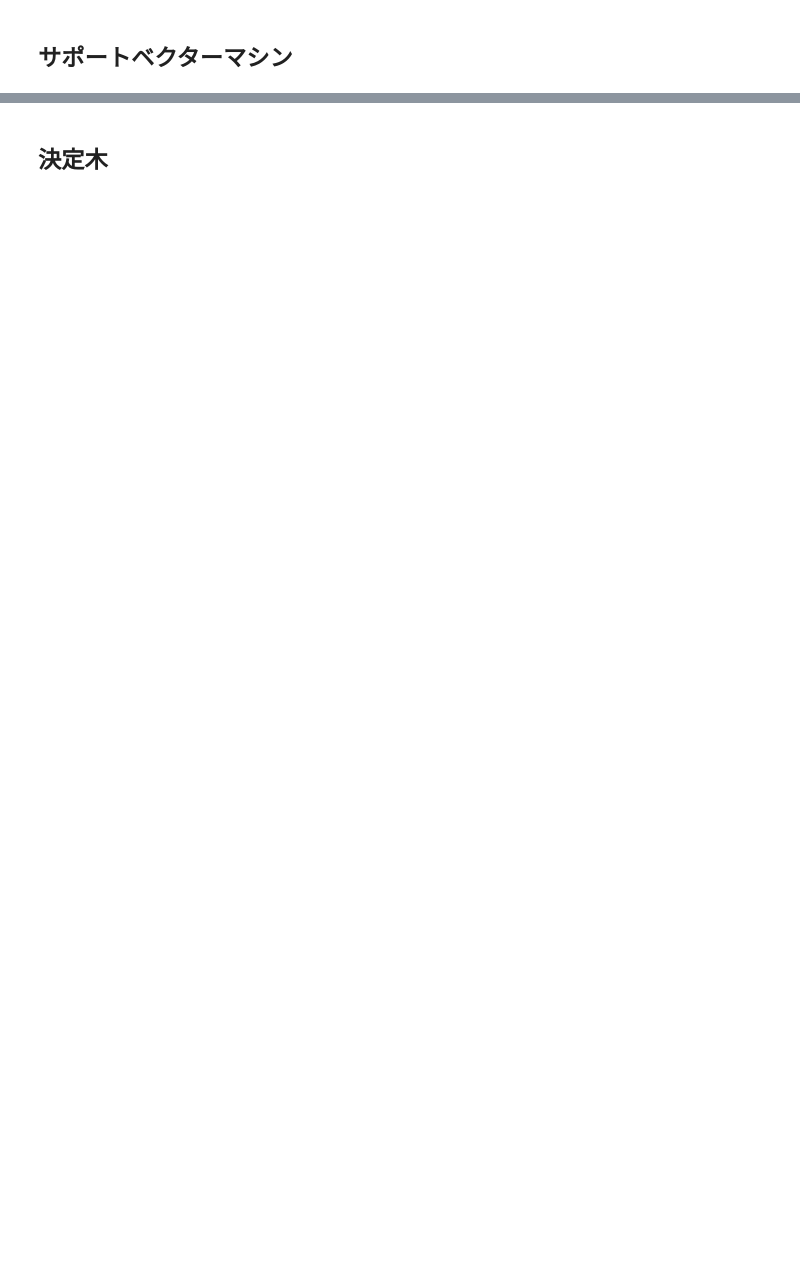
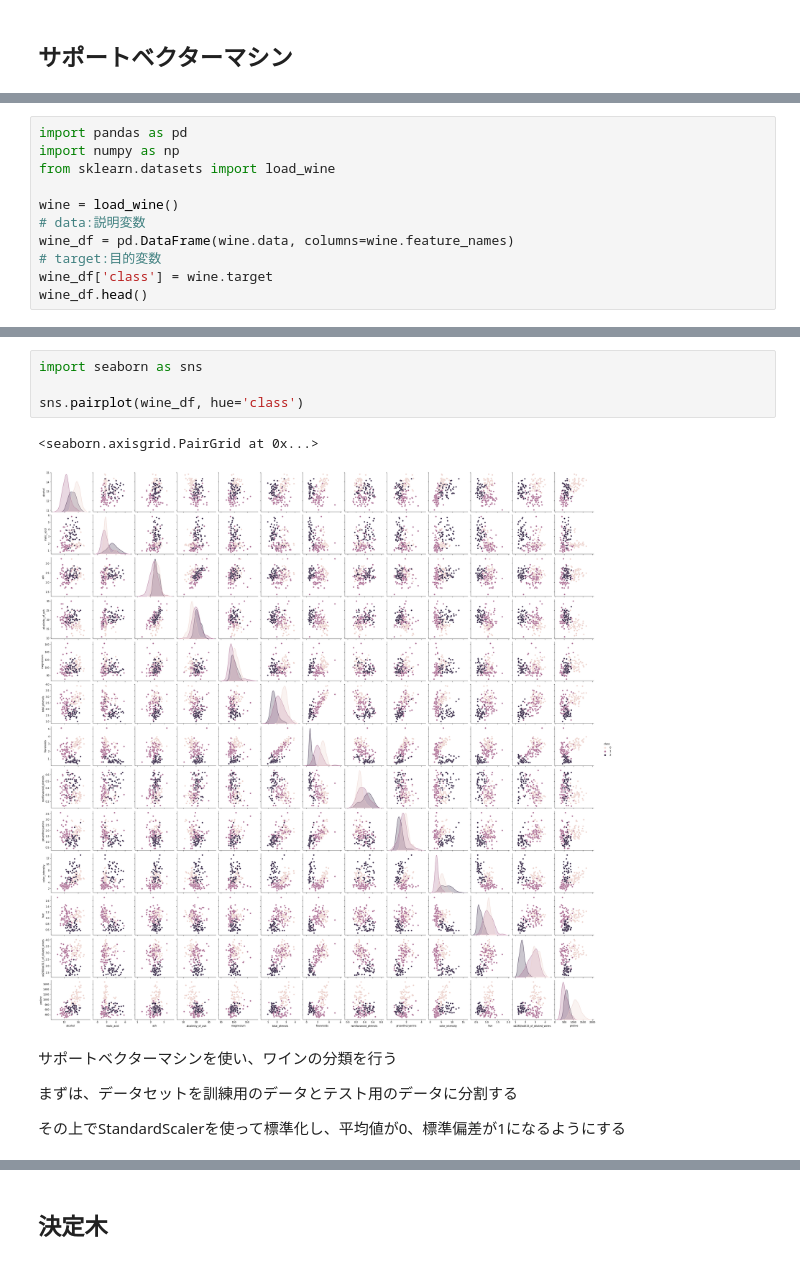
Before and after one commit to sakamototaisei/python_colab, a Jupyter notebook: みんなのデータサイエンス講座.ipynb, the cells around one changed output, grey strips where cells are left out. Drawn from its saved outputs; the diff is of its cells as text; blank space fills up the shorter version.

```diff
--- a/みんなのデータサイエンス講座.ipynb
+++ b/みんなのデータサイエンス講座.ipynb
@@ -685,0 +801,11 @@ MSE(Test) :  29.78224509230252
+# %%
+import pandas as pd
+import numpy as np
+from sklearn.datasets import load_wine
+
+wine = load_wine()
+# data:説明変数
+wine_df = pd.DataFrame(wine.data, columns=wine.feature_names)
+# target:目的変数
+wine_df['class'] = wine.target
+wine_df.head()
@@ -685,0 +834,13 @@ MSE(Test) :  29.78224509230252
+# %%
+import seaborn as sns
+
+sns.pairplot(wine_df, hue='class')
+# %% [output]
+<seaborn.axisgrid.PairGrid at 0x...>
+[figure, added]
+# %% [markdown]
+サポートベクターマシンを使い、ワインの分類を行う
+
+まずは、データセットを訓練用のデータとテスト用のデータに分割する
+
+その上でStandardScalerを使って標準化し、平均値が0、標準偏差が1になるようにする
```
Also changed, not shown: parts of 26 cells of this notebook.
